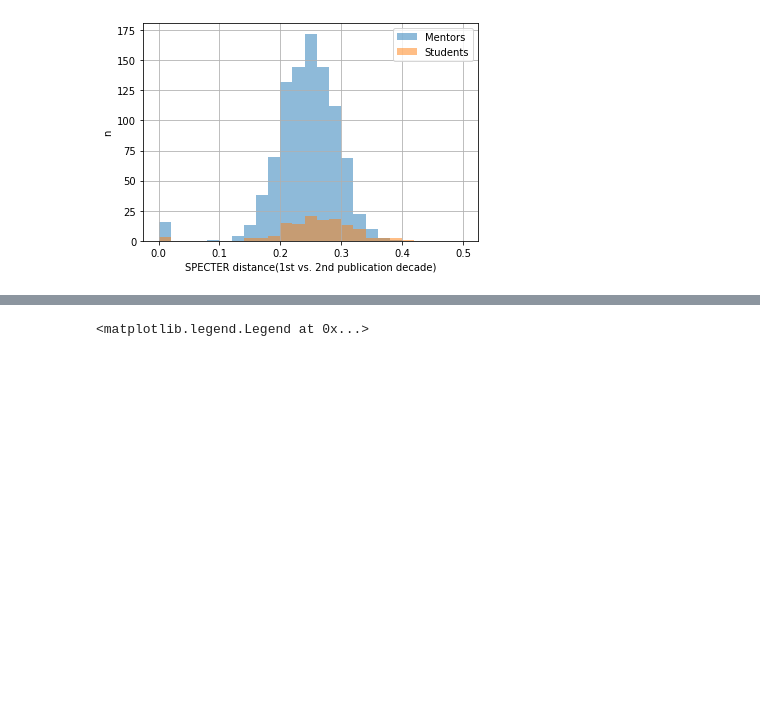
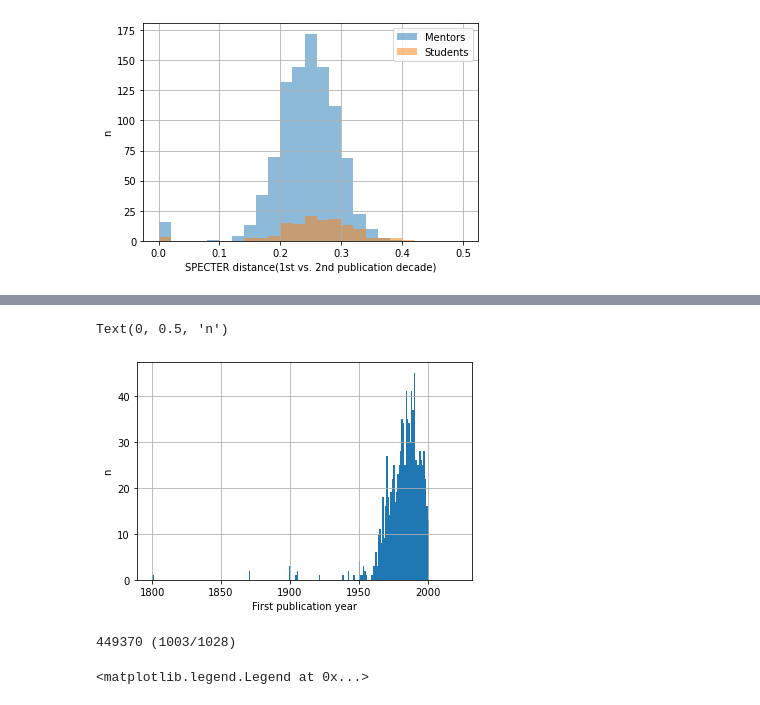
Before and after one commit to schwarza/s4_group_project, a Jupyter notebook: lps_scratch.ipynb, the cells around one changed output, grey strips where cells are left out. Saved outputs shown, nothing was run; the diff lists cells and outputs as text; code cells hidden in the pictures; blank space fills up the shorter version.

```diff
--- a/lps_scratch.ipynb
+++ b/lps_scratch.ipynb
@@ -36,6 +36,7 @@ pub_kws = pd.read_hdf('pub_data_v1.h5', 'pub_kws')
 kws = pd.read_hdf('pub_data_v1.h5', 'kws')
 specter_dists = pd.read_csv('specter_dists.csv')
 pub_career_lengths = pd.read_csv('pub_career_lengths.csv')
+specter_dists_career_lengths = pd.read_csv('specter_dists_career_lengths.csv')
 # %%
 #calculate the year that mentors ended training (if available)
 mentor_stop_year = m.groupby(['MenteeID'])['StopYear'].max()
@@ -350,3 +354,37 @@ ax.set_title(f'pid: {pid}')
 
 # d = pd.DataFrame().from_records(d,columns=['PID','Year','Dist'])
 # d.to_csv('specter_dists_by_year.csv',index=False)
+# %%
+#distribution of first publication dates for mentors with at least 20 years of publication history
+d = specter_dists_career_lengths.loc[(specter_dists_career_lengths['NPubYears']>20)]
+ax = d.loc[(d['IsMentor']==True), 'MinPubYear'].hist(range=[1800,2021],bins=221)
+ax.set_xlabel('First publication year')
+ax.set_ylabel('n')
+# %% [output]
+Text(0, 0.5, 'n')
+[figure, added]
+# %%
+#FieldofStudy with greatest prevalence for each author x 10Years x FieldofStudy level, include prevalence
+
+d = []
+twenty_years = specter_dists_career_lengths.loc[(specter_dists_career_lengths['NPubYears']>=20),'PID'].unique()
+
+for i,pid in enumerate(twenty_years):
+    ks = author_kw_space(pid)
+    ymin = ks['Year'].min()
+    ks['Decade'] = np.nan
+    ks.loc[(ks['Year']<(ymin+10)), 'Decade'] = 1
+    ks.loc[(ks['Year']>=(ymin+10)) & (ks['Year']<(ymin+20)), 'Decade'] = 2
+    ks = ks.dropna(subset=['Decade'])
+    ks_frac = ks.groupby(['Decade','Level'])['FieldOfStudyId'].value_counts(normalize=True).rename('FieldOfStudyFrac').reset_index()
+    ks_frac = ks_frac.iloc[ks_frac.groupby(['Decade','Level'])['FieldOfStudyFrac'].idxmax()]
+    ks_frac = ks_frac.merge(kws[['FieldOfStudyId','NormalizedName']], how='inner')
+    ks_frac['PID'] = pid
+    d.append(ks_frac)
+    print(f'\r{pid} ({i+1}/{len(twenty_years)})',end='')
+
+d = pd.concat(d)
+
+d.to_csv('kws_decade_greatest_freq.csv', index=False)
+# %% [output]
+449370 (1003/1028)
```
Also changed, not shown: parts of 2 cells of this notebook, 1 other file.
